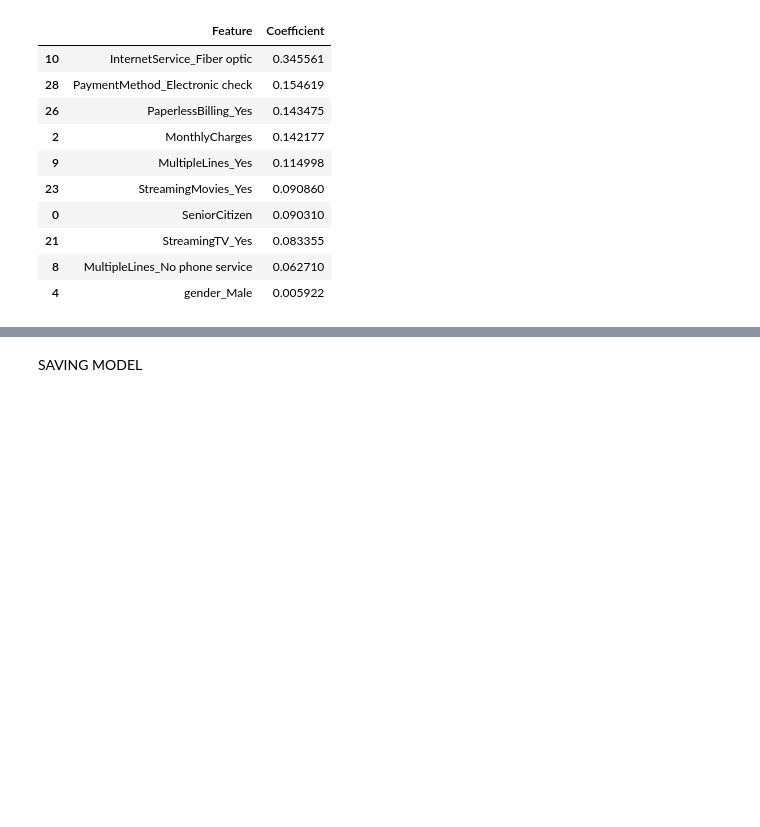
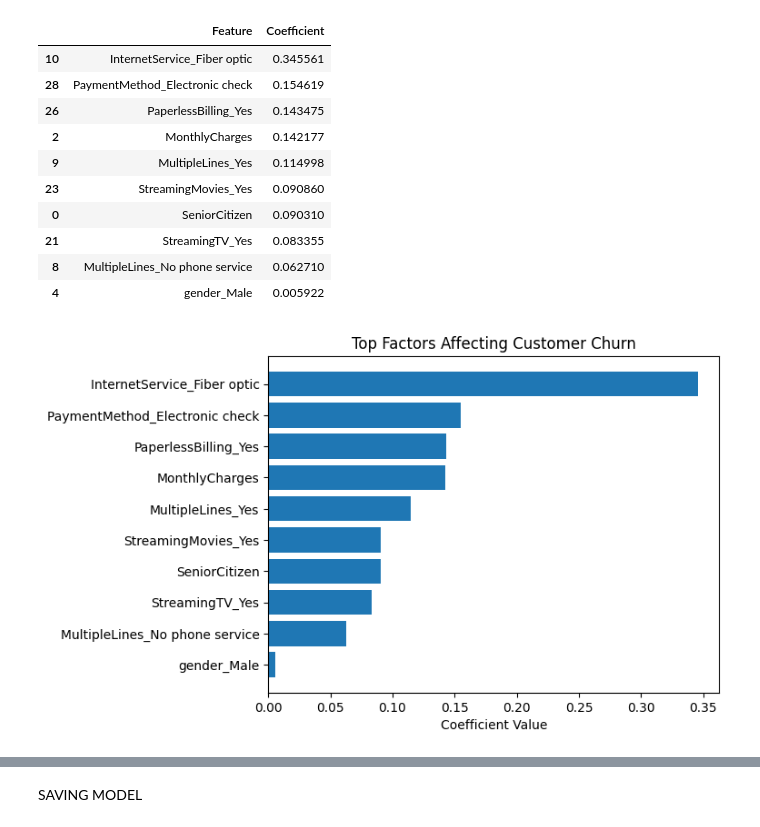
Before and after one commit to ShireenKachroo/CUSTOMER_CHURN_ANALYSIS, a Jupyter notebook: ML/train_model.ipynb, the cells around one changed output, grey strips where cells are left out. Cells and saved outputs as stored; diff of their text form; code cells hidden in the pictures; blank space fills up the shorter version.

```diff
--- a/ML/train_model.ipynb
+++ b/ML/train_model.ipynb
@@ -130,3 +130,16 @@ feature_importance.head(10)
 | 21 | StreamingTV_Yes | 0.083355 |
 | 8 | MultipleLines_No phone service | 0.062710 |
 | 4 | gender_Male | 0.005922 |
+# %%
+import matplotlib.pyplot as plt
+
+top_features = feature_importance.head(10)
+
+plt.figure()
+plt.barh(top_features["Feature"], top_features["Coefficient"])
+plt.xlabel("Coefficient Value")
+plt.title("Top Factors Affecting Customer Churn")
+plt.gca().invert_yaxis()
+plt.show()
+# %% [output]
+[figure, added]
```
Also changed, not shown: parts of 3 cells of this notebook, 1 other file.
